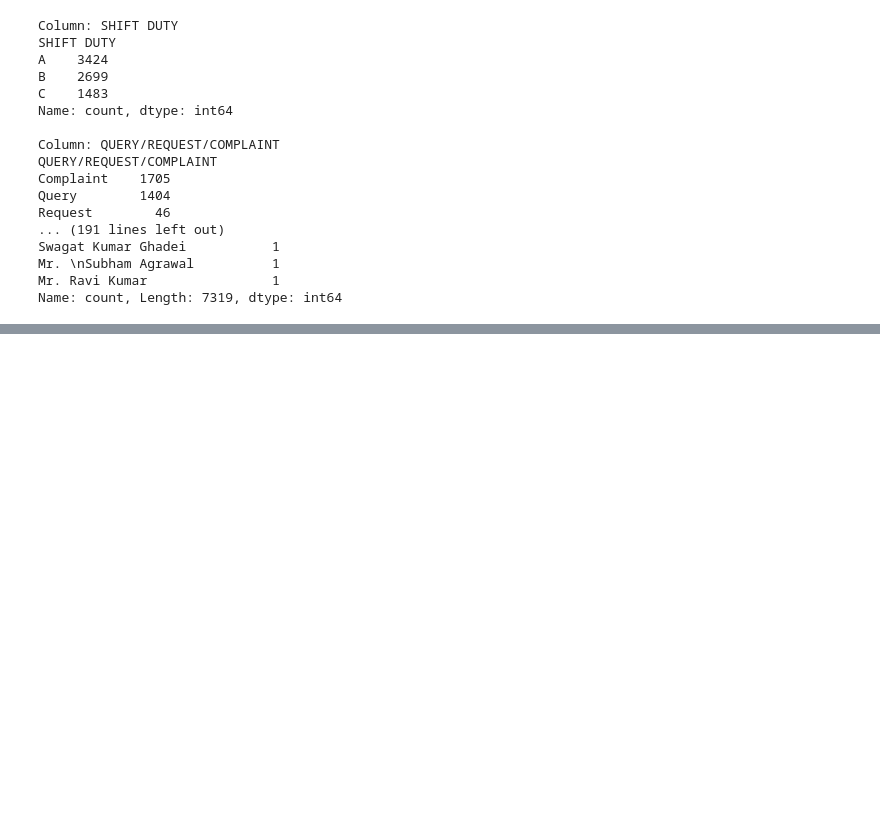
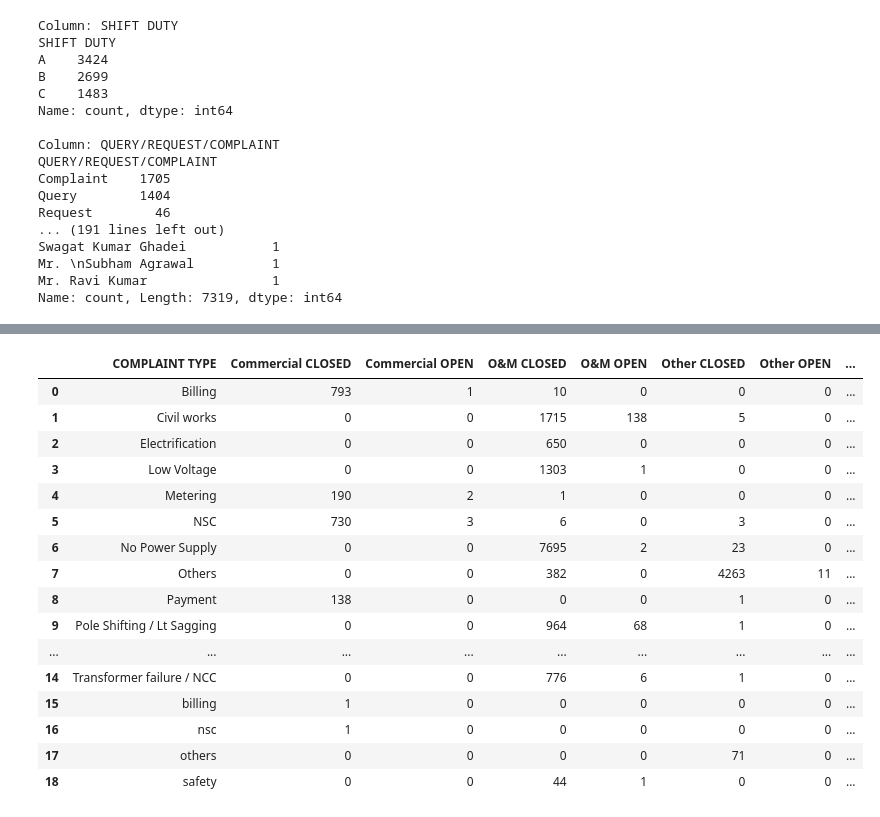
Before and after one commit to susantkumarsahoo/Twitter_X_Flow_Prediction_Tp, a Jupyter notebook: notebooks/02_note.ipynb, the cells around one changed output, grey strips where cells are left out. Drawn from its saved outputs; the diff is of its cells as text; code cells hidden in the pictures; blank space fills up the shorter version.

```diff
--- a/notebooks/02_note.ipynb
+++ b/notebooks/02_note.ipynb
@@ -252,0 +405,8 @@ fig
+# %%
+new_df = df[['SL.NO', 'DATE', 'SHIFT DUTY', 'QUERY/REQUEST/COMPLAINT',
+       'COMPLAINT DETAILS', 'COMPLAINT NUMBER', 'SECTION', 'SUB-DIVISION',
+       'DIVISION', 'CIRCLE', 'COMPLAINT TYPE', 'CONSUMER NUMBER',
+       'MOBILE NUMB', 'DEPT', 'CLOSED/OPEN', 'REMARKS', 'TWEET-LINK',
+       'COMPLAINANT NAME', 'COMPLAINT RECEIVED TIME', 'RESPONSE TIME',
+       'SECOND RESPONSE TIME', 'FINAL RESPONSE TIME',
+       'FINAL RESPONSE DATE DD/MM/YYYY']]
@@ -252,0 +456,2 @@ fig
+# %%
+pivot_df, pivot_table_df = apply_pivot_examples(dataset_path)
@@ -252,0 +525,2 @@ fig
+# %%
+pivot_df, pivot_table_df = apply_pivot_examples(dataset_path)
@@ -252,0 +714,22 @@ fig
+# %%
+pivot_table_df = apply_pivot_examples(dataset_path)
+# %%
+pivot_table_df
+# %% [output]
+|  | COMPLAINT TYPE | Commercial CLOSED | Commercial OPEN | O&M CLOSED | O&M OPEN | Other CLOSED | Other OPEN | ... |
+| 0 | Billing | 793 | 1 | 10 | 0 | 0 | 0 | ... |
+| 1 | Civil works | 0 | 0 | 1715 | 138 | 5 | 0 | ... |
+| 2 | Electrification | 0 | 0 | 650 | 0 | 0 | 0 | ... |
+| 3 | Low Voltage | 0 | 0 | 1303 | 1 | 0 | 0 | ... |
+| 4 | Metering | 190 | 2 | 1 | 0 | 0 | 0 | ... |
+| 5 | NSC | 730 | 3 | 6 | 0 | 3 | 0 | ... |
+| 6 | No Power Supply | 0 | 0 | 7695 | 2 | 23 | 0 | ... |
+| 7 | Others | 0 | 0 | 382 | 0 | 4263 | 11 | ... |
+| 8 | Payment | 138 | 0 | 0 | 0 | 1 | 0 | ... |
+| 9 | Pole Shifting / Lt Sagging | 0 | 0 | 964 | 68 | 1 | 0 | ... |
+| ... | ... | ... | ... | ... | ... | ... | ... | ... |
+| 14 | Transformer failure / NCC | 0 | 0 | 776 | 6 | 1 | 0 | ... |
+| 15 | billing | 1 | 0 | 0 | 0 | 0 | 0 | ... |
+| 16 | nsc | 1 | 0 | 0 | 0 | 0 | 0 | ... |
+| 17 | others | 0 | 0 | 0 | 0 | 71 | 0 | ... |
+| 18 | safety | 0 | 0 | 44 | 1 | 0 | 0 | ... |
```
Also changed, not shown: parts of 28 cells of this notebook, 7 other files.
